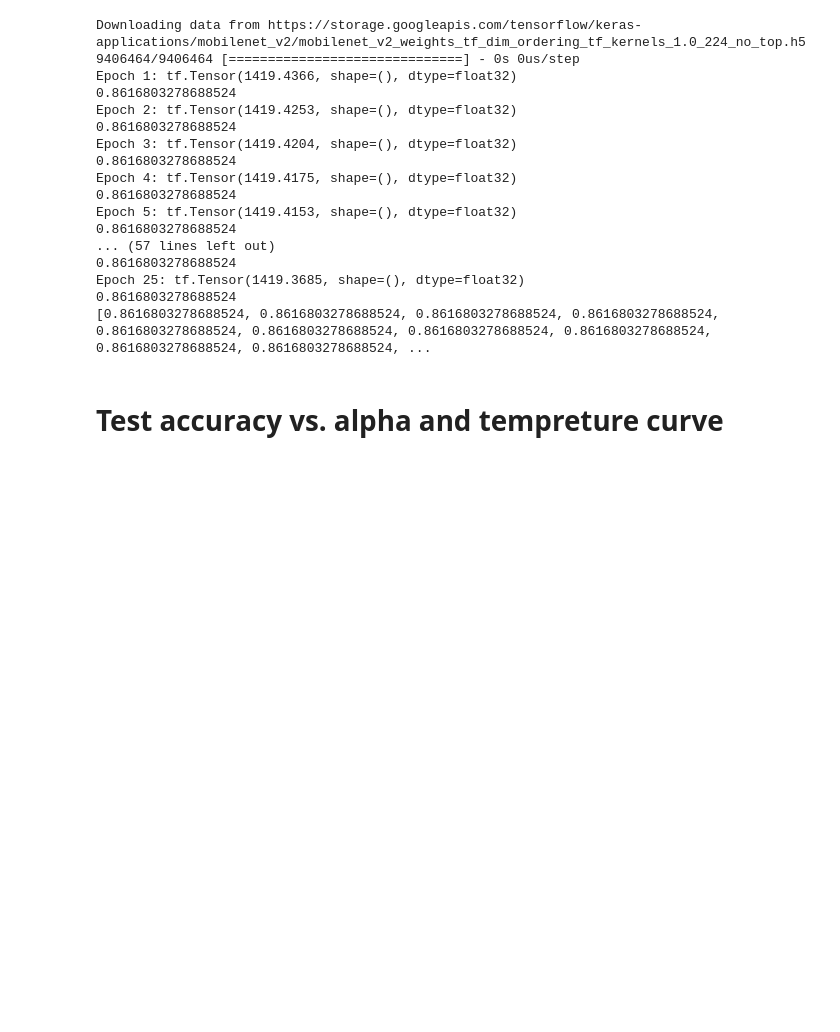
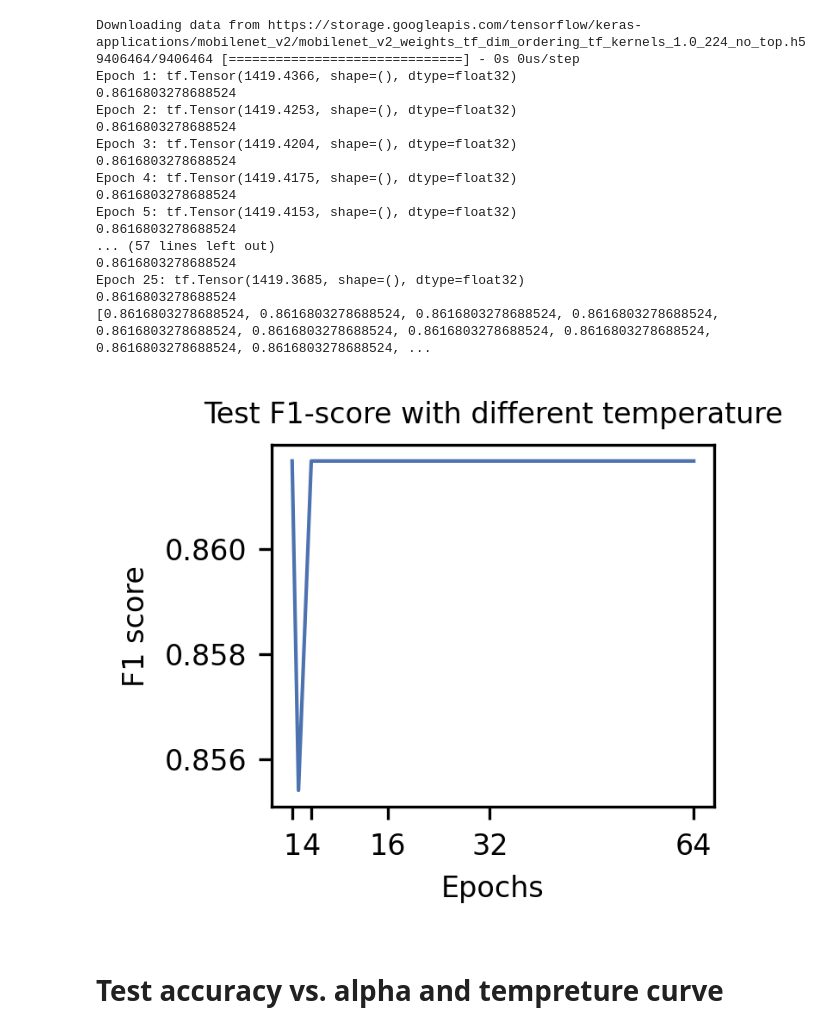
Before and after one commit to yitian19/ECE1512_2022F_ProjectRepo_HaoxiangNing_YitianLiu, a Jupyter notebook: Project A/Task2/Task2.ipynb, the cells around one changed output. Saved outputs shown, nothing was run; the diff lists cells and outputs as text; code cells hidden in the pictures; blank space fills up the shorter version.

```diff
--- a/Project A/Task2/Task2.ipynb
+++ b/Project A/Task2/Task2.ipynb
@@ -595,6 +628,28 @@ Epoch 5: tf.Tensor(1419.4153, shape=(), dtype=float32)
 Epoch 25: tf.Tensor(1419.3685, shape=(), dtype=float32)
 0.8616803278688524
 [0.8616803278688524, 0.8616803278688524, 0.8616803278688524, 0.8616803278688524, 0.8616803278688524, 0.8616803278688524, 0.8616803278688524, 0.8616803278688524, 0.8616803278688524, 0.8616803278688524, ...
+# %%
+# Plot the f1 socre vs. temperature curve
+res = [0.8616803278688524,0.855404290429043,0.8616803278688524,0.8616803278688524,0.8616803278688524,0.8616803278688524]
+color_list = sns.color_palette('deep')
+plt.figure(dpi=300,figsize=(2.5,2))
+plt.plot([1,2,4,16,32,64],res,linewidth=1,color = color_list[0])
+plt.title('Test F1-score with different temperature',fontsize=8)
+plt.xlabel('Epochs',fontsize=8)
+plt.ylabel('F1 score',fontsize=8)
+plt.xticks([1,4,16,32,64],fontsize=8)
+plt.yticks(fontsize=8)
+plt.tight_layout(pad=0.2)
+
+
+# Save the f1 score vs. epochs curve and data
+os.chdir('/content/drive/MyDrive/ECE1512ProjA')
+plt.savefig('f1_score_s_t.jpg')
+os.chdir('/content/drive/MyDrive/ECE1512ProjA')
+T_dict={'NUM_EPOCHS':6, 'f1_T':res}
+savemat('f1_S_t.mat',T_dict)
+# %% [output]
+[figure, added]
 # %% [markdown]
 # Test accuracy vs. alpha and tempreture curve
 # %%
```
Also changed, not shown: parts of 3 cells of this notebook, 1 other file.
